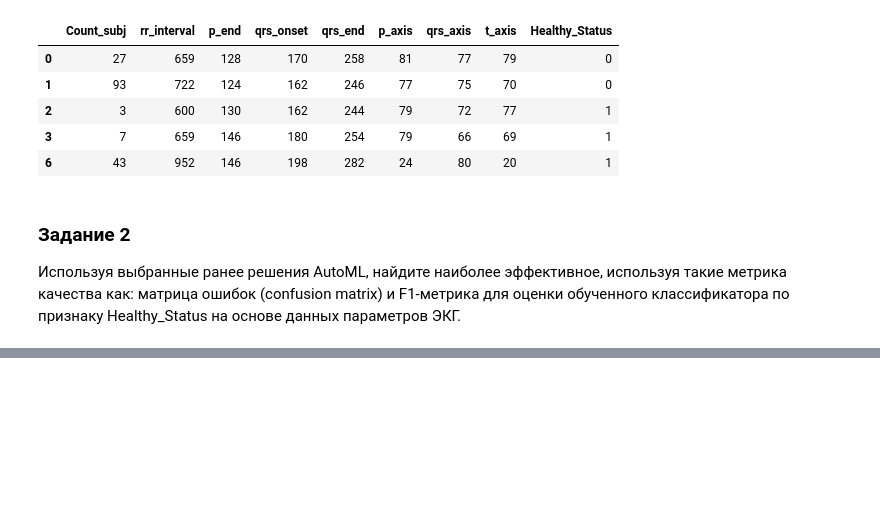
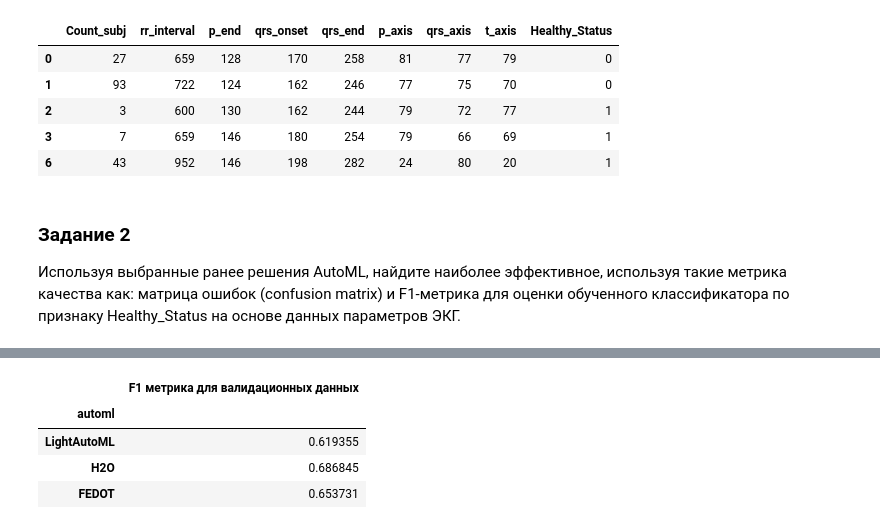
Before and after one commit to ShagMichail/Industrial-Analytics-Platforms, a Jupyter notebook: Task/Task_3.ipynb, the cells around one changed output, grey strips where cells are left out. Saved outputs shown, nothing was run; the diff lists cells and outputs as text; code cells hidden in the pictures; blank space fills up the shorter version.

```diff
--- a/Task/Task_3.ipynb
+++ b/Task/Task_3.ipynb
@@ -558,0 +327,2 @@ Precision:  0.67
+# %%
+f1_fedot_validation = f1_score(y_validation, y_validation_fedot__predict)
@@ -558,0 +331,15 @@ Precision:  0.67
+# %%
+df_metrics = pd.DataFrame(
+    {
+        'automl': ['LightAutoML', 'H2O', 'FEDOT'],
+        'F1 метрика для валидационных данных': [f1_lama_validation, f1_h2o_validation, f1_fedot_validation],
+    }
+)
+df_metrics = df_metrics.set_index('automl')
+df_metrics
+# %% [output]
+|  | F1 метрика для валидационных данных |
+| automl |  |
+| LightAutoML | 0.619355 |
+| H2O | 0.686845 |
+| FEDOT | 0.653731 |
```
Also changed, not shown: parts of 105 cells of this notebook.
